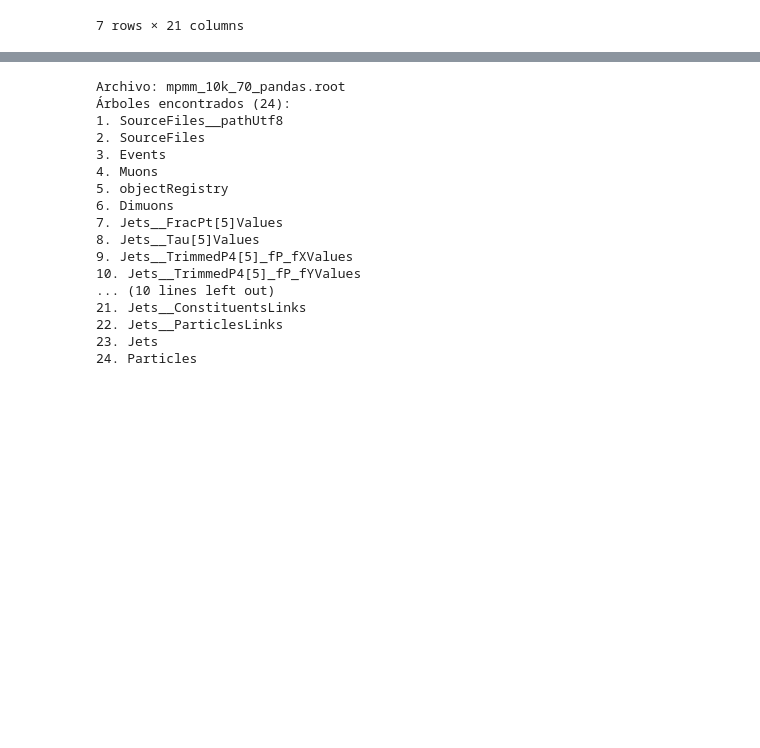
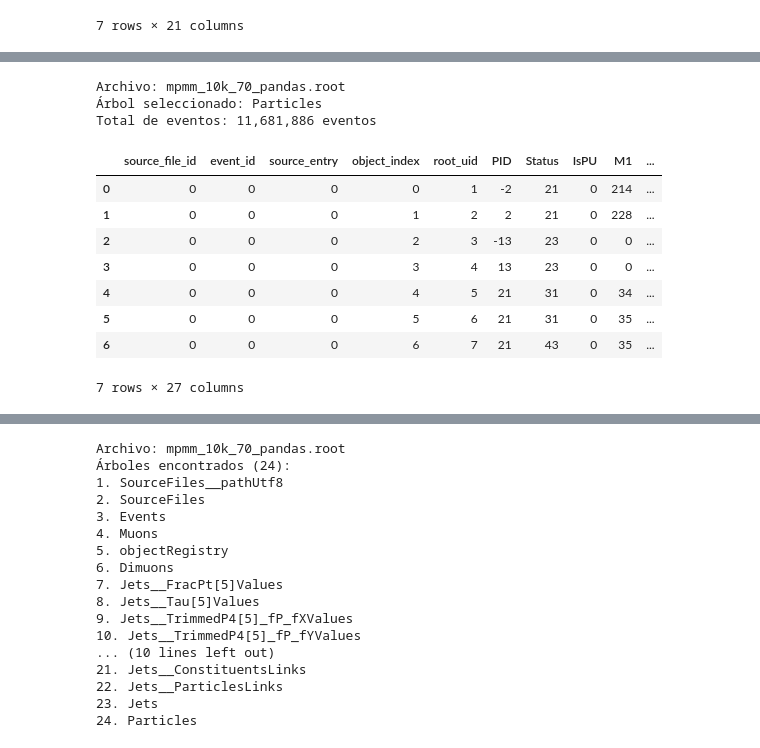
Before and after one commit to MASilva139/ECFM-PF, a Jupyter notebook: MadGraph/pp_mpmm.ipynb, the cells around one changed output, grey strips where cells are left out. Drawn from its saved outputs; the diff is of its cells as text; code cells hidden in the pictures; blank space fills up the shorter version.

```diff
--- a/MadGraph/pp_mpmm.ipynb
+++ b/MadGraph/pp_mpmm.ipynb
@@ -262,0 +277,19 @@ Total de eventos: 13,533 eventos
+# %%
+io.load_dataframe(
+    branches=None,
+    dataset='mpmm_10k_70_p',
+    tree_path='Particles'
+).head(7)
+# %% [output]
+Archivo: mpmm_10k_70_pandas.root
+Árbol seleccionado: Particles
+Total de eventos: 11,681,886 eventos
+|  | source_file_id | event_id | source_entry | object_index | root_uid | PID | Status | IsPU | M1 | ... |
+| 0 | 0 | 0 | 0 | 0 | 1 | -2 | 21 | 0 | 214 | ... |
+| 1 | 0 | 0 | 0 | 1 | 2 | 2 | 21 | 0 | 228 | ... |
+| 2 | 0 | 0 | 0 | 2 | 3 | -13 | 23 | 0 | 0 | ... |
+| 3 | 0 | 0 | 0 | 3 | 4 | 13 | 23 | 0 | 0 | ... |
+| 4 | 0 | 0 | 0 | 4 | 5 | 21 | 31 | 0 | 34 | ... |
+| 5 | 0 | 0 | 0 | 5 | 6 | 21 | 31 | 0 | 35 | ... |
+| 6 | 0 | 0 | 0 | 6 | 7 | 21 | 43 | 0 | 35 | ... |
+7 rows × 27 columns
```
Also changed, not shown: parts of 3 cells of this notebook, 8 other files.
